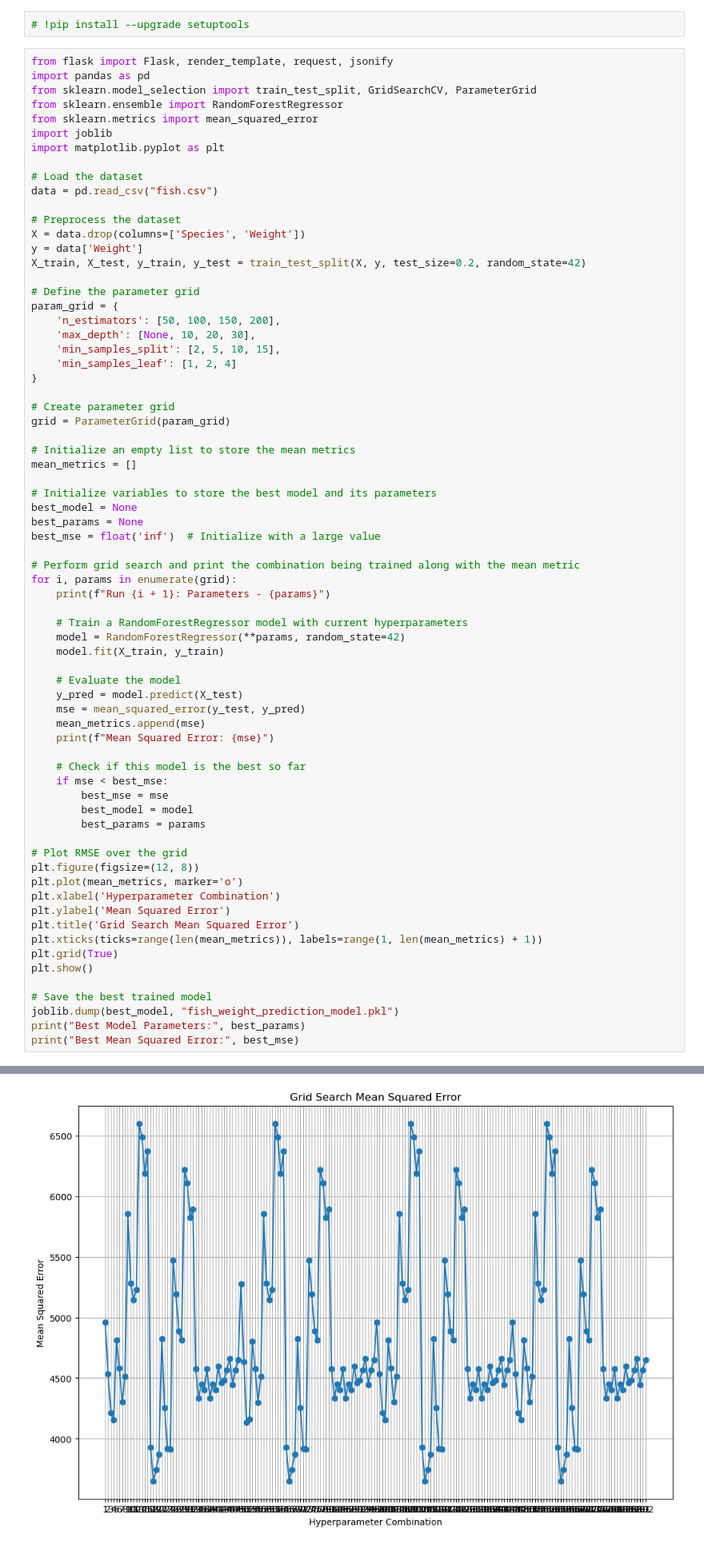
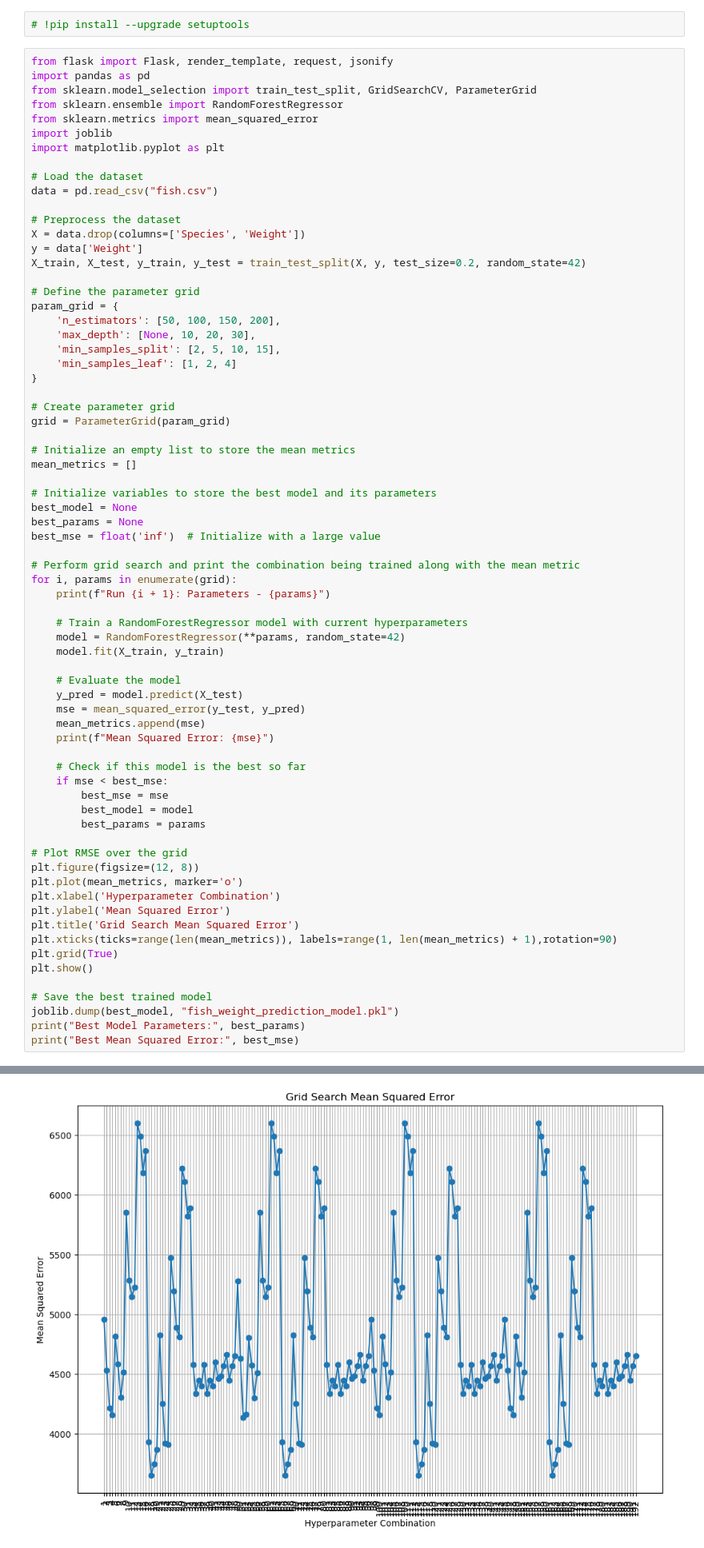
Before and after one commit to shukanthakkar/fish_weight_prediction, a Jupyter notebook: training.ipynb, the cells around one changed output, grey strips where cells are left out. Shown: that part at 80% size. Saved outputs shown, nothing was run; the diff lists cells and outputs as text.

```diff
--- a/training.ipynb
+++ b/training.ipynb
@@ -64,34 +64,34 @@ for i, params in enumerate(grid):
 plt.figure(figsize=(12, 8))
 plt.plot(mean_metrics, marker='o')
 plt.xlabel('Hyperparameter Combination')
 plt.ylabel('Mean Squared Error')
 plt.title('Grid Search Mean Squared Error')
-plt.xticks(ticks=range(len(mean_metrics)), labels=range(1, len(mean_metrics) + 1))
+plt.xticks(ticks=range(len(mean_metrics)), labels=range(1, len(mean_metrics) + 1),rotation=90)
 plt.grid(True)
 plt.show()
 
 # Save the best trained model
 joblib.dump(best_model, "fish_weight_prediction_model.pkl")
 print("Best Model Parameters:", best_params)
 print("Best Mean Squared Error:", best_mse)
 # %% [output]
 Run 1: Parameters - {'max_depth': None, 'min_samples_leaf': 1, 'min_samples_split': 2, 'n_estimators': 50}
 Mean Squared Error: 4958.897698875
 Run 2: Parameters - {'max_depth': None, 'min_samples_leaf': 1, 'min_samples_split': 2, 'n_estimators': 100}
 Mean Squared Error: 4532.080767499994
 Run 3: Parameters - {'max_depth': None, 'min_samples_leaf': 1, 'min_samples_split': 2, 'n_estimators': 150}
 Mean Squared Error: 4212.955259052937
 Run 4: Parameters - {'max_depth': None, 'min_samples_leaf': 1, 'min_samples_split': 2, 'n_estimators': 200}
 Mean Squared Error: 4155.0593191019525
 Run 5: Parameters - {'max_depth': None, 'min_samples_leaf': 1, 'min_samples_split': 5, 'n_estimators': 50}
 Mean Squared Error: 4815.406942467144
 Run 6: Parameters - {'max_depth': None, 'min_samples_leaf': 1, 'min_samples_split': 5, 'n_estimators': 100}
 Mean Squared Error: 4580.851219504142
 ... (368 lines left out)
 Run 191: Parameters - {'max_depth': 30, 'min_samples_leaf': 4, 'min_samples_split': 15, 'n_estimators': 150}
 Mean Squared Error: 4565.362547026129
 Run 192: Parameters - {'max_depth': 30, 'min_samples_leaf': 4, 'min_samples_split': 15, 'n_estimators': 200}
 Mean Squared Error: 4650.118706281692
-[figure, old version]
+[figure, new version]
 Best Model Parameters: {'max_depth': None, 'min_samples_leaf': 2, 'min_samples_split': 2, 'n_estimators': 100}
 Best Mean Squared Error: 3650.853491723248
```
Also changed, not shown: 3 other files.
